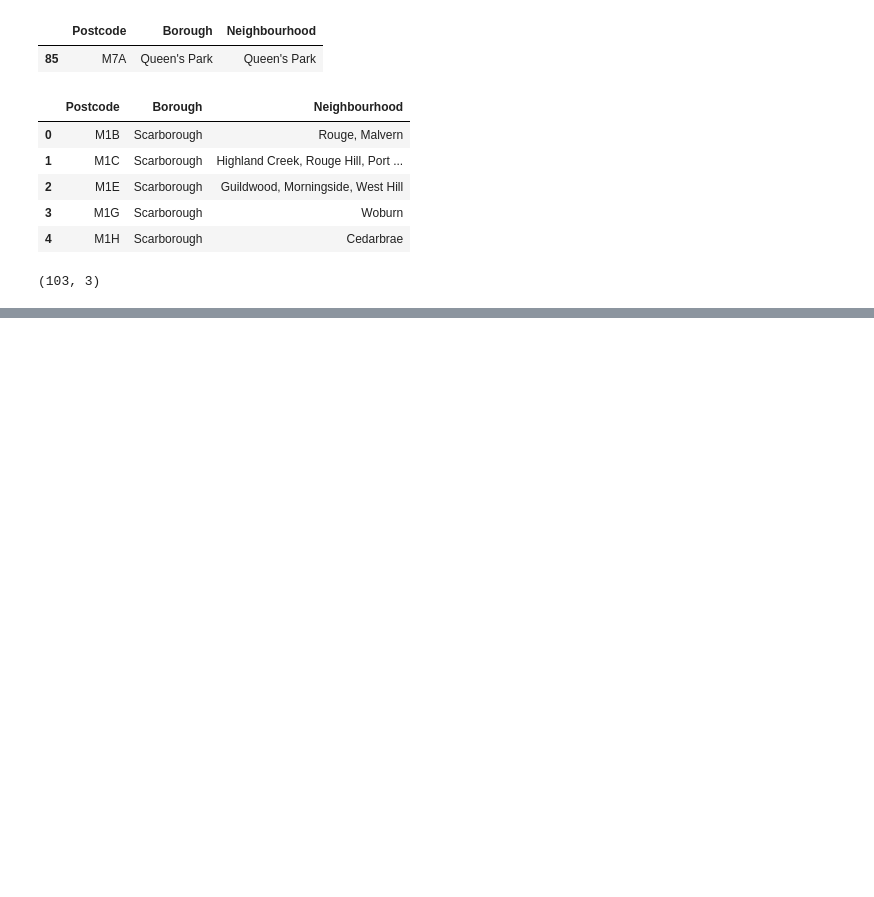
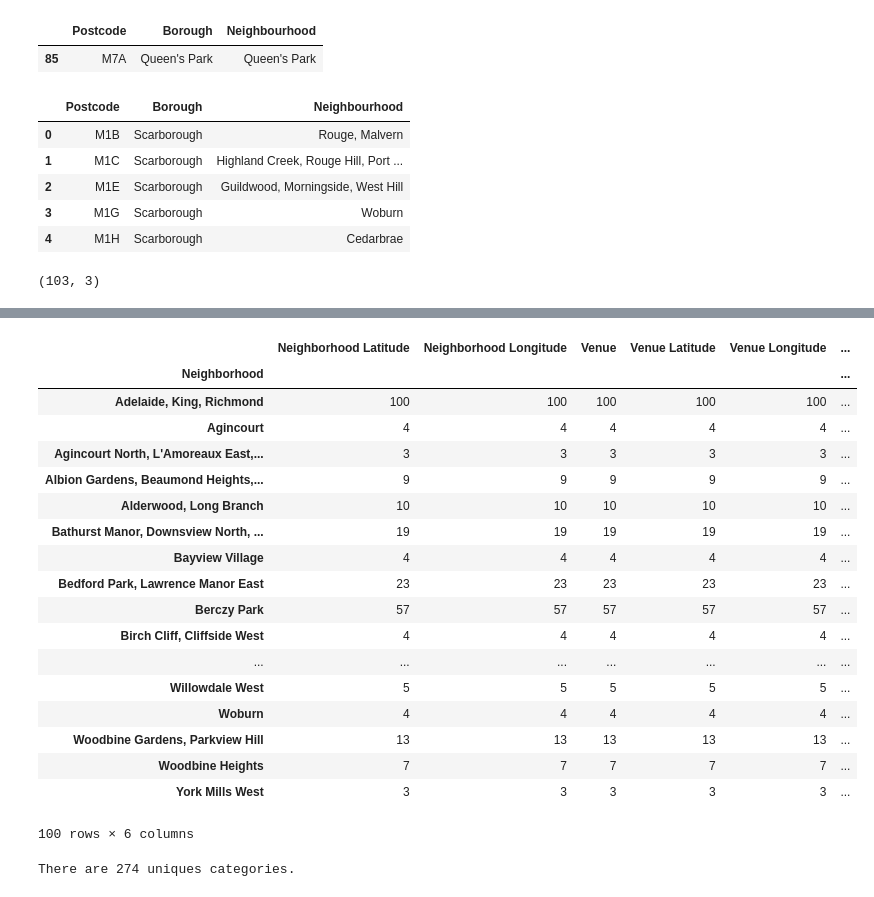
Before and after one commit to WombatPower/Coursera_Capstone, a Jupyter notebook: NeighborhoodsInToronto.ipynb, the cells around one changed output, grey strips where cells are left out. Cells and saved outputs as stored; diff of their text form; code cells hidden in the pictures; blank space fills up the shorter version.

```diff
--- a/NeighborhoodsInToronto.ipynb
+++ b/NeighborhoodsInToronto.ipynb
@@ -80,0 +93,4 @@ print (df_regions_clean.shape)
+# %%
+# Rename column label to match with original dataset
+geospacial_df.rename(columns = {'Postal Code' : 'Postcode'}, inplace = True);
+#geospacial_df.reset_index(drop=True)
@@ -80,0 +106,4 @@ print (df_regions_clean.shape)
+# %%
+mergedDF = pd.merge(df_regions_clean, geospacial_df, on='Postcode')
+mergedDF.reset_index(drop=True)
+mergedDF.head()
@@ -80,0 +281,26 @@ print (df_regions_clean.shape)
+# %%
+toronto_venues.groupby('Neighborhood').count()
+# %% [output]
+|  | Neighborhood Latitude | Neighborhood Longitude | Venue | Venue Latitude | Venue Longitude | ... |
+| Neighborhood |  |  |  |  |  | ... |
+| Adelaide, King, Richmond | 100 | 100 | 100 | 100 | 100 | ... |
+| Agincourt | 4 | 4 | 4 | 4 | 4 | ... |
+| Agincourt North, L'Amoreaux East,... | 3 | 3 | 3 | 3 | 3 | ... |
+| Albion Gardens, Beaumond Heights,... | 9 | 9 | 9 | 9 | 9 | ... |
+| Alderwood, Long Branch | 10 | 10 | 10 | 10 | 10 | ... |
+| Bathurst Manor, Downsview North, ... | 19 | 19 | 19 | 19 | 19 | ... |
+| Bayview Village | 4 | 4 | 4 | 4 | 4 | ... |
+| Bedford Park, Lawrence Manor East | 23 | 23 | 23 | 23 | 23 | ... |
+| Berczy Park | 57 | 57 | 57 | 57 | 57 | ... |
+| Birch Cliff, Cliffside West | 4 | 4 | 4 | 4 | 4 | ... |
+| ... | ... | ... | ... | ... | ... | ... |
+| Willowdale West | 5 | 5 | 5 | 5 | 5 | ... |
+| Woburn | 4 | 4 | 4 | 4 | 4 | ... |
+| Woodbine Gardens, Parkview Hill | 13 | 13 | 13 | 13 | 13 | ... |
+| Woodbine Heights | 7 | 7 | 7 | 7 | 7 | ... |
+| York Mills West | 3 | 3 | 3 | 3 | 3 | ... |
+100 rows × 6 columns
+# %%
+print('There are {} uniques categories.'.format(len(toronto_venues['Venue Category'].unique())))
+# %% [output]
+There are 274 uniques categories.
```
Also changed, not shown: parts of 25 cells of this notebook.
